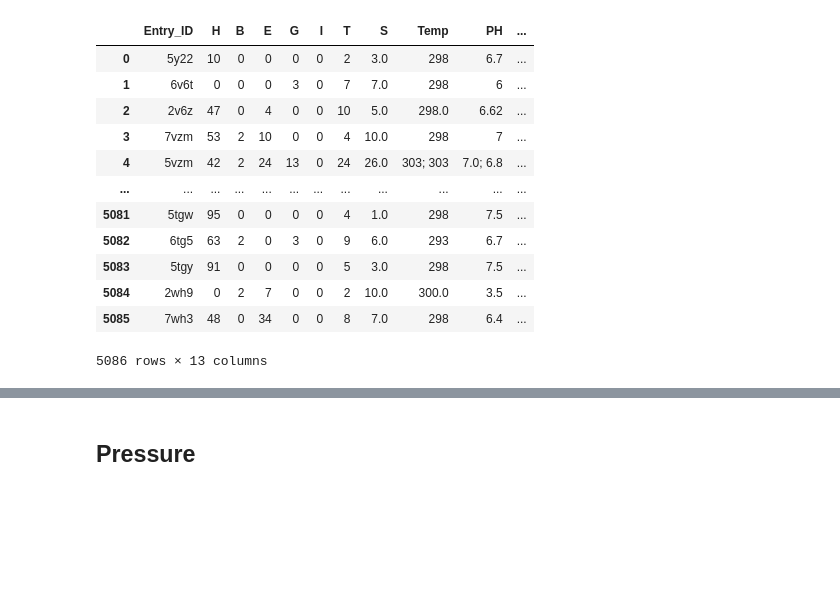
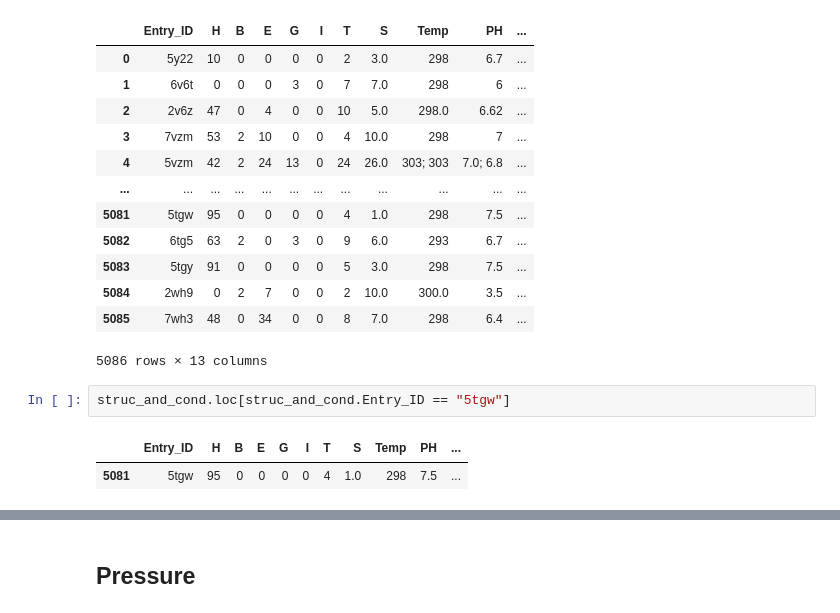
Before and after one commit to joaldi2208/HeliXWizard, a Jupyter notebook: Scripts/Data-Generator/First-Data-Inspection.ipynb, the cells around one changed output, grey strips where cells are left out. Drawn from its saved outputs; the diff is of its cells as text; blank space fills up the shorter version.

```diff
--- a/Scripts/Data-Generator/First-Data-Inspection.ipynb
+++ b/Scripts/Data-Generator/First-Data-Inspection.ipynb
@@ -56,3 +56,8 @@ display(struc_and_cond)
 | 5084 | 2wh9 | 0 | 2 | 7 | 0 | 0 | 2 | 10.0 | 300.0 | 3.5 | ... |
 | 5085 | 7wh3 | 48 | 0 | 34 | 0 | 0 | 8 | 7.0 | 298 | 6.4 | ... |
 5086 rows × 13 columns
+# %%
+struc_and_cond.loc[struc_and_cond.Entry_ID == "5tgw"]
+# %% [output]
+|  | Entry_ID | H | B | E | G | I | T | S | Temp | PH | ... |
+| 5081 | 5tgw | 95 | 0 | 0 | 0 | 0 | 4 | 1.0 | 298 | 7.5 | ... |
```
Also changed, not shown: parts of 8 cells of this notebook, 2 other files.
